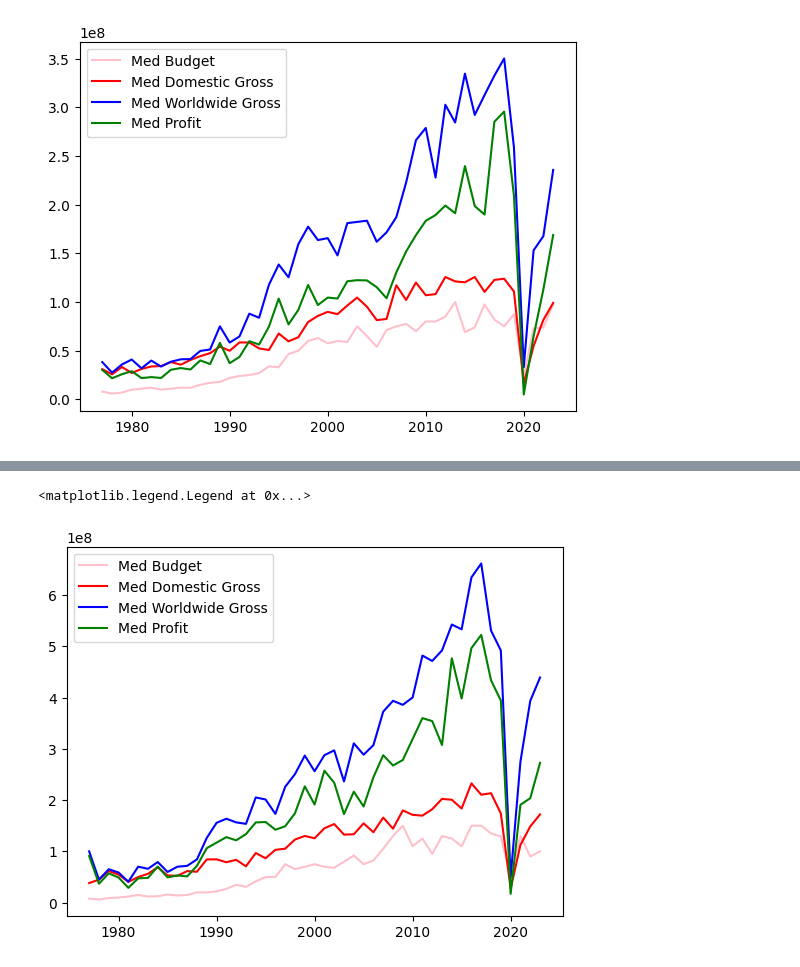
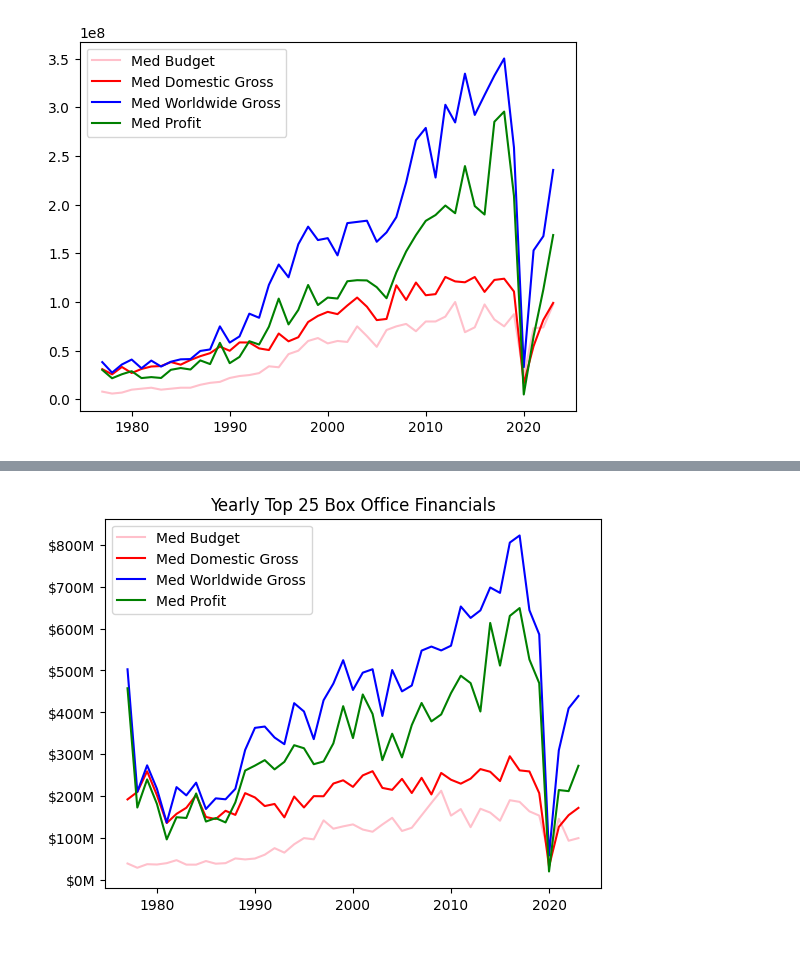
Before and after one commit to hoda-ayad/movie-universe, a Jupyter notebook: movie_budget_extract.ipynb, the cells around one changed output, grey strips where cells are left out. Saved outputs shown, nothing was run; the diff lists cells and outputs as text; code cells hidden in the pictures.

```diff
--- a/movie_budget_extract.ipynb
+++ b/movie_budget_extract.ipynb
@@ -331,3 +334,17 @@ clean_df['Open Th'] = [float(num.replace(',','')) for num in clean_df['Open Th']
 clean_df.replace(-.01, np.nan, inplace=True)
 clean_df.replace(-1, np.nan, inplace=True)
 clean_df.replace('-1', '-', inplace=True)
+# %%
+adj_df = clean_df
+adj_df['Domestic Gross'] = adj_df.apply(
+    lambda row: cpi.inflate(row['Domestic Gross'], row['Year'], to=2023), axis=1
+)
+adj_df['Worldwide Gross'] = adj_df.apply(
+    lambda row: cpi.inflate(row['Worldwide Gross'], row['Year'], to=2023), axis=1
+)
+adj_df['budget'] = adj_df.apply(
+    lambda row: cpi.inflate(row['budget'], row['Year'], to=2023), axis=1
+)
+adj_df['Profit'] = adj_df['Worldwide Gross'] - adj_df['budget']
+
+adj_df.head(10)
@@ -379,12 +423,13 @@ plt.legend(['Med Budget', 'Med Domestic Gross', 'Med Worldwide Gross', 'Med Prof
 # %%
-top_25 = clean_df[clean_df['Rank'] <= 25]
+top_25 = adj_df[clean_df['Rank'] <= 25]
 # %%
 plt.plot(top_25.Year, top_25.groupby('Year')['budget'].transform('median'), color='pink')
 plt.plot(top_25.Year, top_25.groupby('Year')['Domestic Gross'].transform('median'), color='red')
 plt.plot(top_25.Year, top_25.groupby('Year')['Worldwide Gross'].transform('median'), color='blue')
 plt.plot(top_25.Year, top_25.groupby('Year')['Profit'].transform('median'), color='green')
 plt.legend(['Med Budget', 'Med Domestic Gross', 'Med Worldwide Gross', 'Med Profit'])
+plt.title('Yearly Top 25 Box Office Financials')
+plt.gca().yaxis.set_major_formatter(FuncFormatter(millions_formatter))
 # %% [output]
-<matplotlib.legend.Legend at 0x...>
-[figure, old version]
+[figure, new version]
 # %%
```
Also changed, not shown: parts of 16 cells of this notebook.
